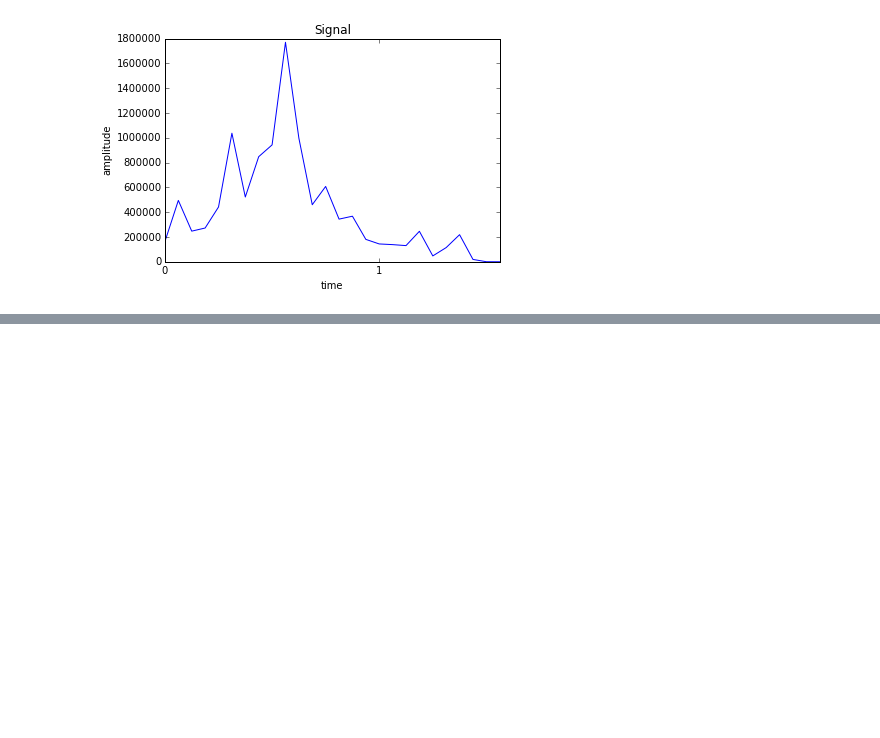
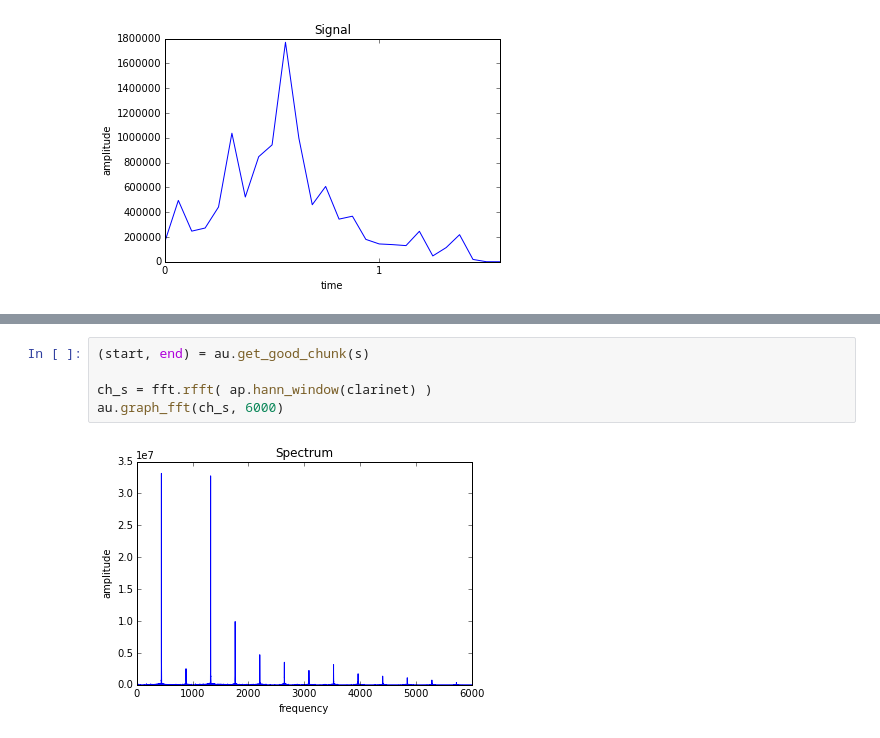
Before and after one commit to bertschingert/cs328-final, a Jupyter notebook: Data for Instruments.ipynb, the cells around one changed output, grey strips where cells are left out. Drawn from its saved outputs; the diff is of its cells as text; blank space fills up the shorter version.

```diff
--- a/Data for Instruments.ipynb
+++ b/Data for Instruments.ipynb
@@ -98,0 +111,7 @@ au.graph_signal(s_v, 16)
+# %%
+(start, end) = au.get_good_chunk(s)
+
+ch_s = fft.rfft( ap.hann_window(clarinet) )
+au.graph_fft(ch_s, 6000)
+# %% [output]
+[figure, added]
```
Also changed, not shown: parts of 3 cells of this notebook, 6 other files.
